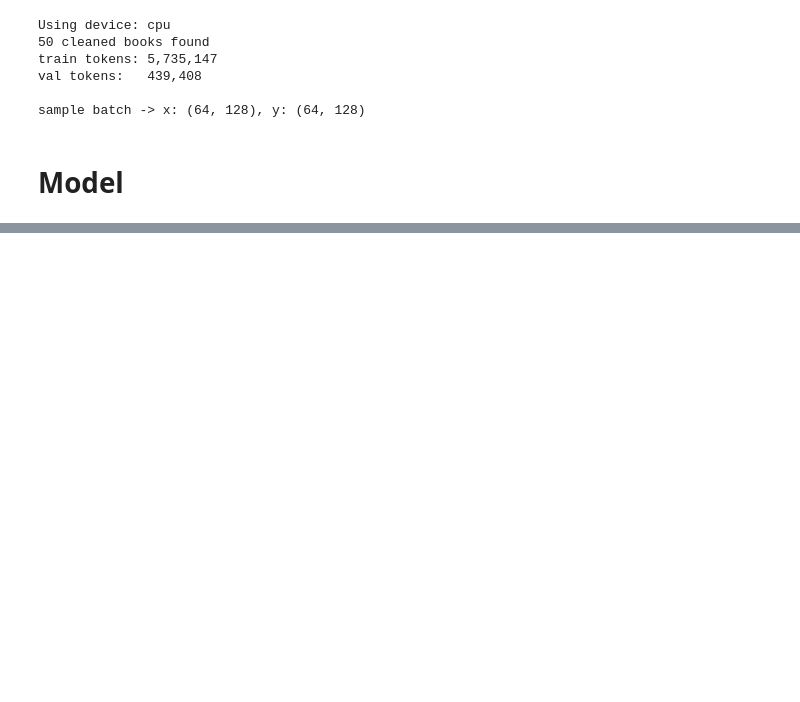
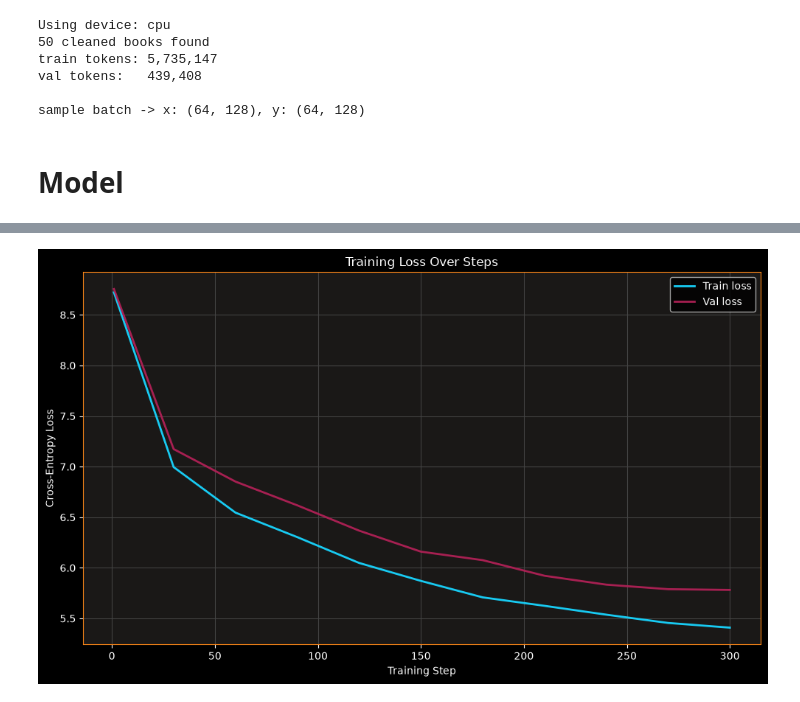
Before and after one commit to ethan-leitch/Socrates_AI, a Jupyter notebook: notebooks/model_creation.ipynb, the cells around one changed output, grey strips where cells are left out. Drawn from its saved outputs; the diff is of its cells as text; code cells hidden in the pictures; blank space fills up the shorter version.

```diff
--- a/notebooks/model_creation.ipynb
+++ b/notebooks/model_creation.ipynb
@@ -602,0 +363,5 @@ class NeuralOracle():
+# %%
+# reuses the `model` instantiated earlier in the sanity-check cell -- still
+# untrained at this point, that check only ran a forward pass, never called
+# .backward() or an optimizer, so no learning has happened yet
+history = train_model(model, train_ids, val_ids, device=device)
@@ -602,0 +384,35 @@ class NeuralOracle():
+# %%
+import matplotlib.pyplot as plt
+
+
+def plot_training_curves(history):
+    """Train vs. val loss over the course of training, CLAUDE.md dark style."""
+    steps = [h["step"] for h in history]
+    train_losses = [h["train_loss"] for h in history]
+    val_losses = [h["val_loss"] for h in history]
+
+    plt.style.use("dark_background")
+
+    fig, ax = plt.subplots(figsize=(10, 6))
+    fig.patch.set_facecolor("#000000")
+    ax.set_facecolor("#1A1817")
+
+    ax.plot(steps, train_losses, color="#18D5FFFF", alpha=0.95, linewidth=2, label="Train loss")
+    ax.plot(steps, val_losses, color="#B02156FF", alpha=0.95, linewidth=2, label="Val loss")
+
+    ax.grid(True, color="#444444", linewidth=0.8)
+    for spine in ax.spines.values():
+        spine.set_color("#FF8818")
+
+    ax.set_title("Training Loss Over Steps")
+    ax.set_xlabel("Training Step")
+    ax.set_ylabel("Cross-Entropy Loss")
+    ax.legend()
+
+    plt.tight_layout()
+    plt.show()
+
+
+plot_training_curves(history)
+# %% [output]
+[figure, added]
```
Also changed, not shown: parts of 15 cells of this notebook, 3 other files.
